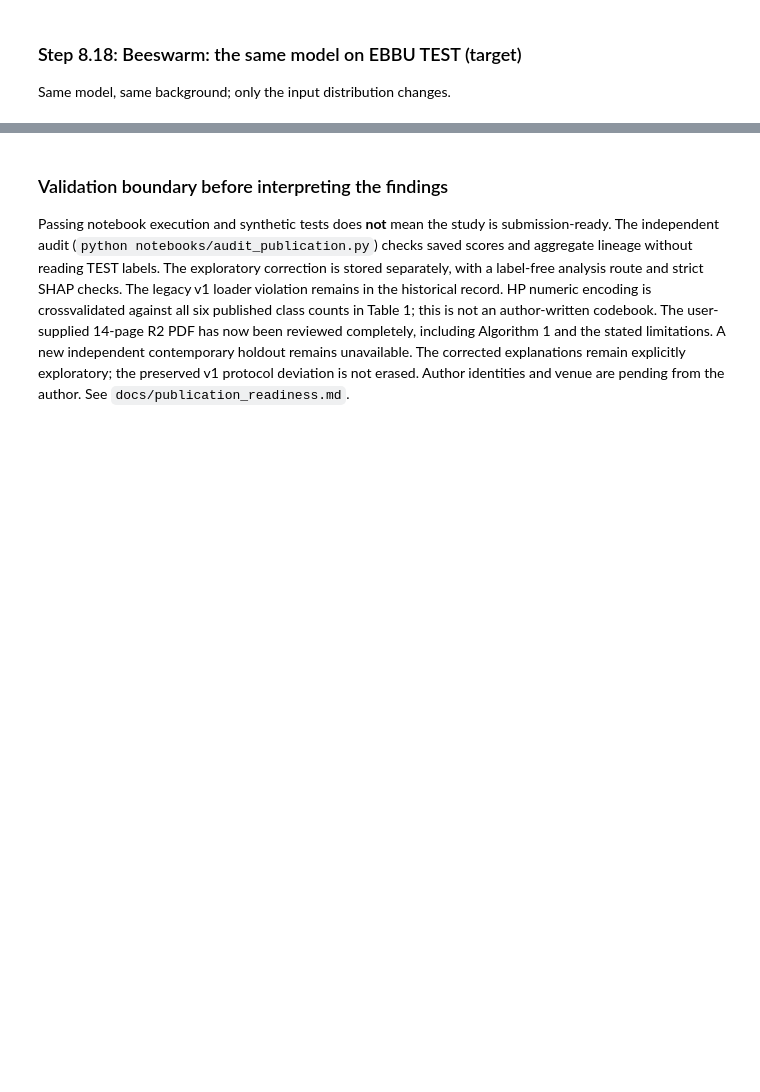
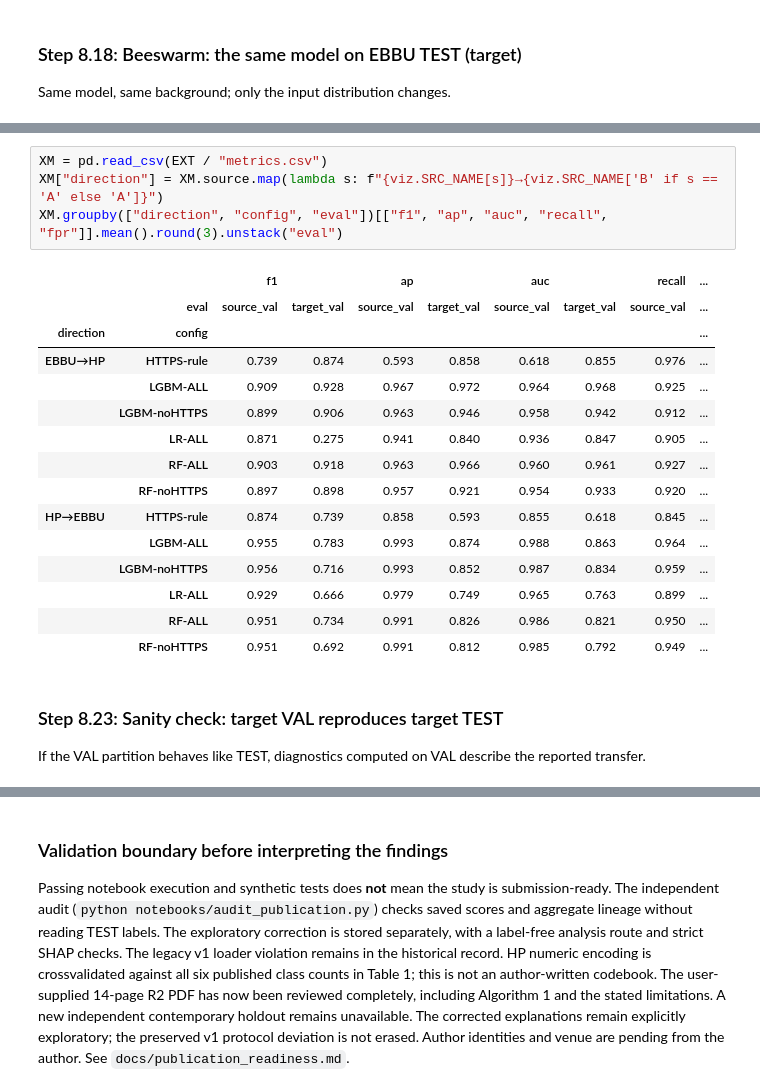
Before and after one commit to Athraynmhd/phishing-url-generalization, a Jupyter notebook: notebooks/phishing_research_pipeline.ipynb, the cells around one changed output, grey strips where cells are left out. Cells and saved outputs as stored; diff of their text form; blank space fills up the shorter version.

```diff
--- a/notebooks/phishing_research_pipeline.ipynb
+++ b/notebooks/phishing_research_pipeline.ipynb
@@ -907,0 +996,24 @@ fig = viz.shap_beeswarm(SHAP_A, "B-LGBM-ALL-k37-s17", "target"); plt.show()
+# %%
+XM = pd.read_csv(EXT / "metrics.csv")
+XM["direction"] = XM.source.map(lambda s: f"{viz.SRC_NAME[s]}→{viz.SRC_NAME['B' if s == 'A' else 'A']}")
+XM.groupby(["direction", "config", "eval"])[["f1", "ap", "auc", "recall", "fpr"]].mean().round(3).unstack("eval")
+# %% [output]
+|  |  | f1 |  | ap |  | auc |  | recall | ... |
+|  | eval | source_val | target_val | source_val | target_val | source_val | target_val | source_val | ... |
+| direction | config |  |  |  |  |  |  |  | ... |
+| EBBU→HP | HTTPS-rule | 0.739 | 0.874 | 0.593 | 0.858 | 0.618 | 0.855 | 0.976 | ... |
+|  | LGBM-ALL | 0.909 | 0.928 | 0.967 | 0.972 | 0.964 | 0.968 | 0.925 | ... |
+|  | LGBM-noHTTPS | 0.899 | 0.906 | 0.963 | 0.946 | 0.958 | 0.942 | 0.912 | ... |
+|  | LR-ALL | 0.871 | 0.275 | 0.941 | 0.840 | 0.936 | 0.847 | 0.905 | ... |
+|  | RF-ALL | 0.903 | 0.918 | 0.963 | 0.966 | 0.960 | 0.961 | 0.927 | ... |
+|  | RF-noHTTPS | 0.897 | 0.898 | 0.957 | 0.921 | 0.954 | 0.933 | 0.920 | ... |
+| HP→EBBU | HTTPS-rule | 0.874 | 0.739 | 0.858 | 0.593 | 0.855 | 0.618 | 0.845 | ... |
+|  | LGBM-ALL | 0.955 | 0.783 | 0.993 | 0.874 | 0.988 | 0.863 | 0.964 | ... |
+|  | LGBM-noHTTPS | 0.956 | 0.716 | 0.993 | 0.852 | 0.987 | 0.834 | 0.959 | ... |
+|  | LR-ALL | 0.929 | 0.666 | 0.979 | 0.749 | 0.965 | 0.763 | 0.899 | ... |
+|  | RF-ALL | 0.951 | 0.734 | 0.991 | 0.826 | 0.986 | 0.821 | 0.950 | ... |
+|  | RF-noHTTPS | 0.951 | 0.692 | 0.991 | 0.812 | 0.985 | 0.792 | 0.949 | ... |
+# %% [markdown]
+### Step 8.23: Sanity check: target VAL reproduces target TEST
+
+If the VAL partition behaves like TEST, diagnostics computed on VAL describe the reported transfer.
```
Also changed, not shown: parts of 23 cells of this notebook, 52 other files.
